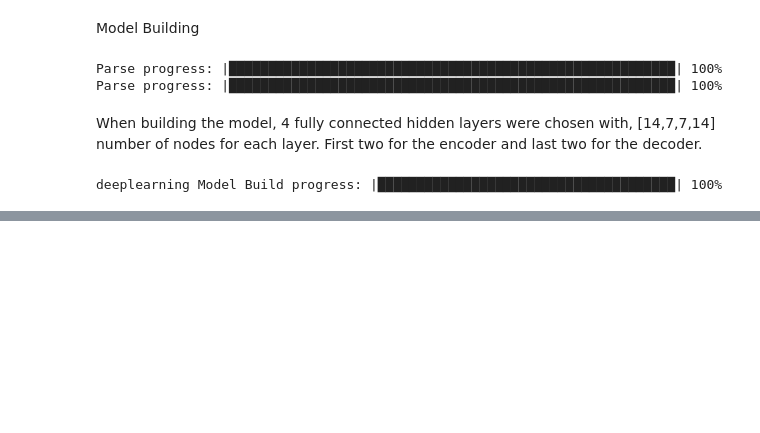
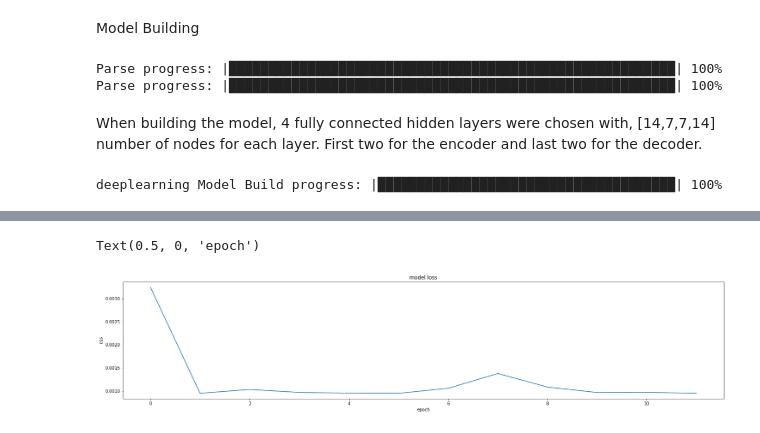
Before and after one commit to kumarnikhil936/FraudDetectionUsingAutoencoders, a Jupyter notebook: autoencoder_h2o.ipynb, the cells around one changed output, grey strips where cells are left out. Drawn from its saved outputs; the diff is of its cells as text; code cells hidden in the pictures; blank space fills up the shorter version.

```diff
--- a/autoencoder_h2o.ipynb
+++ b/autoencoder_h2o.ipynb
@@ -189,0 +246,11 @@ deeplearning Model Build progress: |██████████████
+# %%
+# plotting the loss
+scoring_history = anomaly_model.score_history()
+rcParams['figure.figsize'] = 25, 5
+plt.plot(scoring_history['training_mse'])
+plt.title('model loss')
+plt.ylabel('loss')
+plt.xlabel('epoch')
+# %% [output]
+Text(0.5, 0, 'epoch')
+[figure, added]
```
Also changed, not shown: parts of 28 cells of this notebook.
